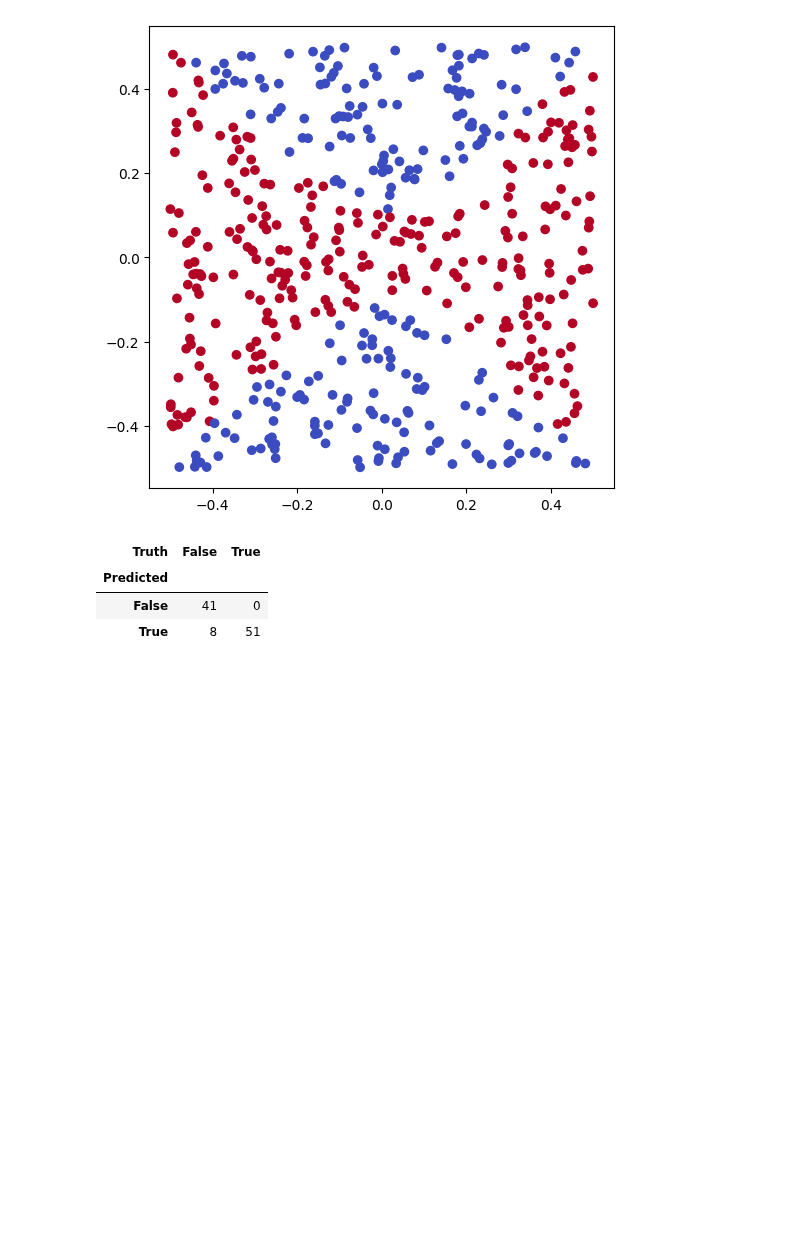
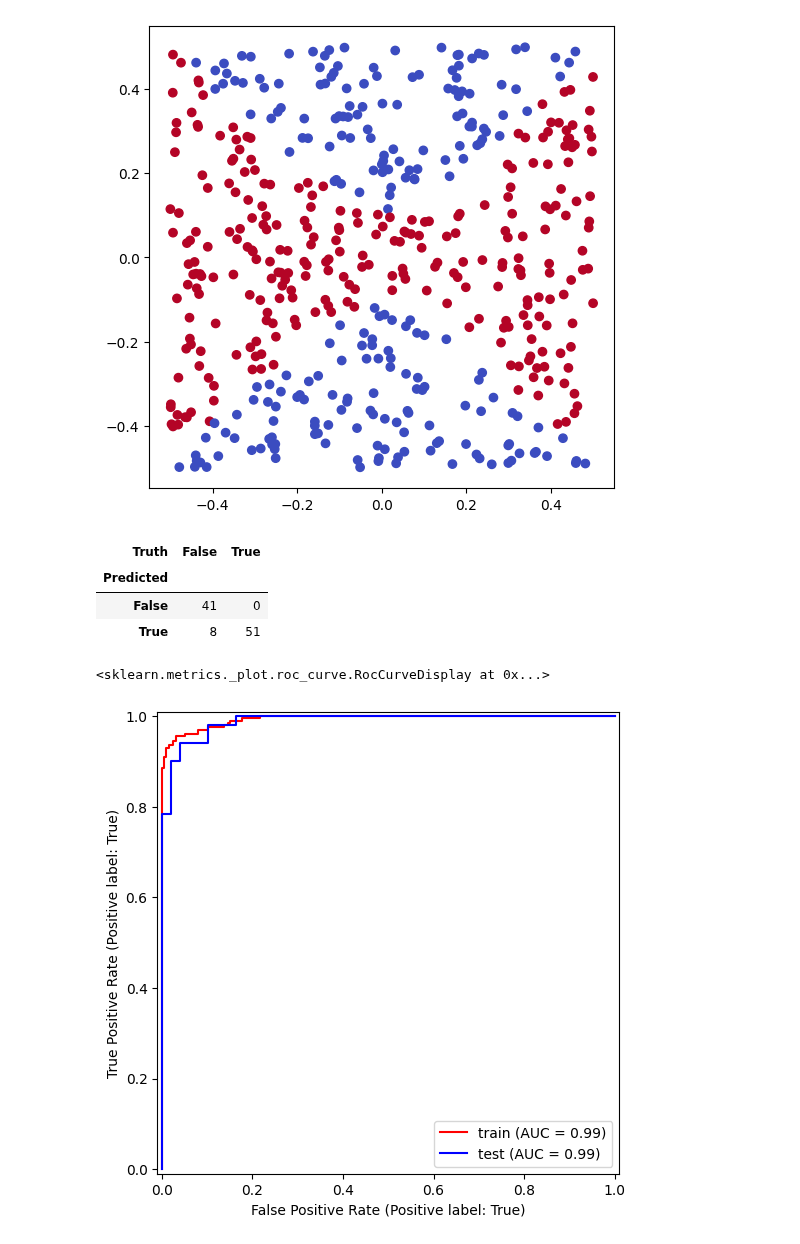
Before and after one commit to QuanPham19/statistical-modeling, a Jupyter notebook: 9-2-practice.ipynb, the cells around one changed output. Cells and saved outputs as stored; diff of their text form; code cells hidden in the pictures; blank space fills up the shorter version.

```diff
--- a/9-2-practice.ipynb
+++ b/9-2-practice.ipynb
@@ -154,3 +154,12 @@ confusion_table(y_pred, y_test)
 | Predicted |  |  |
 | False | 41 | 0 |
 | True | 8 | 51 |
+# %%
+roc_curve = RocCurveDisplay.from_estimator
+fig, ax = subplots(figsize=(6,6))
+
+roc_curve(svm_rbf, X_train, y_train, name='train', color='r', ax=ax)
+roc_curve(svm_rbf, X_test, y_test, name='test', color='b', ax=ax)
+# %% [output]
+<sklearn.metrics._plot.roc_curve.RocCurveDisplay at 0x...>
+[figure, added]
```
